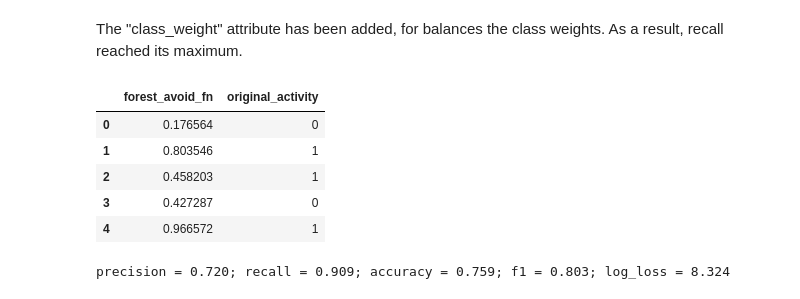
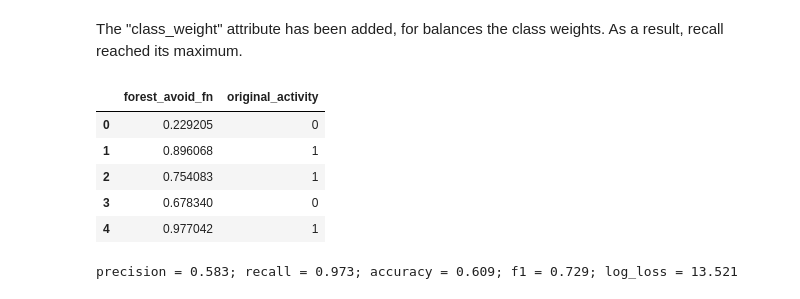
Before and after one commit to DmitryPogrebnoy/ML_Technologies_ITMO, a Jupyter notebook: Tasks/Task1/Pogrebnoy_Dmitry_J41332c_MLT_2022_Task_1.ipynb, the cells around one changed output. Drawn from its saved outputs; the diff is of its cells as text; code cells hidden in the pictures.

```diff
--- a/Tasks/Task1/Pogrebnoy_Dmitry_J41332c_MLT_2022_Task_1.ipynb
+++ b/Tasks/Task1/Pogrebnoy_Dmitry_J41332c_MLT_2022_Task_1.ipynb
@@ -179,21 +179,21 @@ plt.show()
 The "class_weight" attribute has been added, for balances the class weights. As a result, recall reached its maximum.
 # %%
 
-forest_avoid_fn = RandomForestClassifier(max_depth=15, class_weight={0: 1, 1: 5}, random_state=random_state)
+forest_avoid_fn = RandomForestClassifier(max_depth=15, class_weight={0: 1, 1: 20}, random_state=random_state)
 forest_avoid_fn = forest_avoid_fn.fit(df_train.drop(columns="Activity"), df_train["Activity"])
 forest_avoid_fn_name = "forest_avoid_fn"
 predicted_probs_avoid_fn = {}
 predicted_probs_avoid_fn[forest_avoid_fn_name] = forest_avoid_fn.predict_proba(df_test.drop(columns="Activity"))[:, 1]
 predicted_probs_avoid_fn[original_activity_name] = df_test["Activity"].values
 df_predicted_probs_avoid_fn = pd.DataFrame(predicted_probs_avoid_fn)
 df_predicted_probs_avoid_fn.head()
 # %% [output]
 |  | forest_avoid_fn | original_activity |
-| 0 | 0.176564 | 0 |
-| 1 | 0.803546 | 1 |
-| 2 | 0.458203 | 1 |
-| 3 | 0.427287 | 0 |
-| 4 | 0.966572 | 1 |
+| 0 | 0.229205 | 0 |
+| 1 | 0.896068 | 1 |
+| 2 | 0.754083 | 1 |
+| 3 | 0.678340 | 0 |
+| 4 | 0.977042 | 1 |
 # %%
 predicted_avoid_fn_class = forest_avoid_fn.predict(df_test.drop(columns="Activity"))
 print("precision = {precision:.3f}; recall = {recall:.3f}; accuracy = {accuracy:.3f}; f1 = {f1:.3f}; log_loss = {log_loss:.3f}".format(
@@ -204,7 +204,7 @@ print("precision = {precision:.3f}; recall = {recall:.3f}; accuracy = {accuracy:
     log_loss=metrics.log_loss(predicted_probs_avoid_fn[original_activity_name], predicted_avoid_fn_class))
 )
 # %% [output]
-precision = 0.720; recall = 0.909; accuracy = 0.759; f1 = 0.803; log_loss = 8.324
+precision = 0.583; recall = 0.973; accuracy = 0.609; f1 = 0.729; log_loss = 13.521
 # %%
 fig, (ax_pr, ax_roc) = plt.subplots(1, 2, figsize=(15, 5))
 
```
Also changed, not shown: parts of 1 cell of this notebook, 6 other files.
